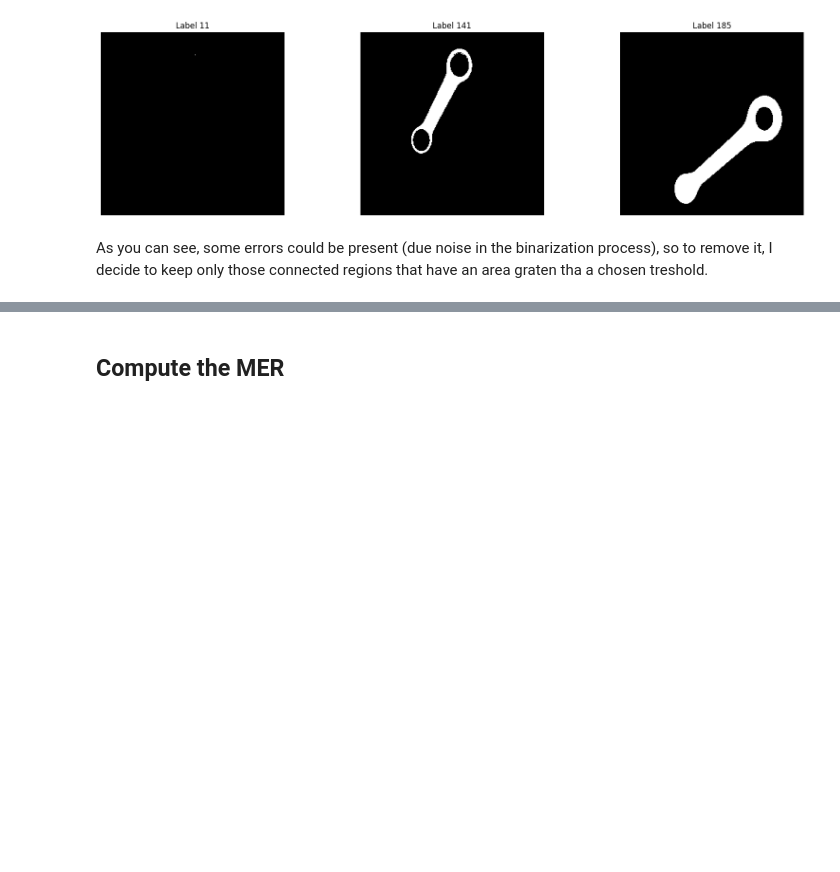
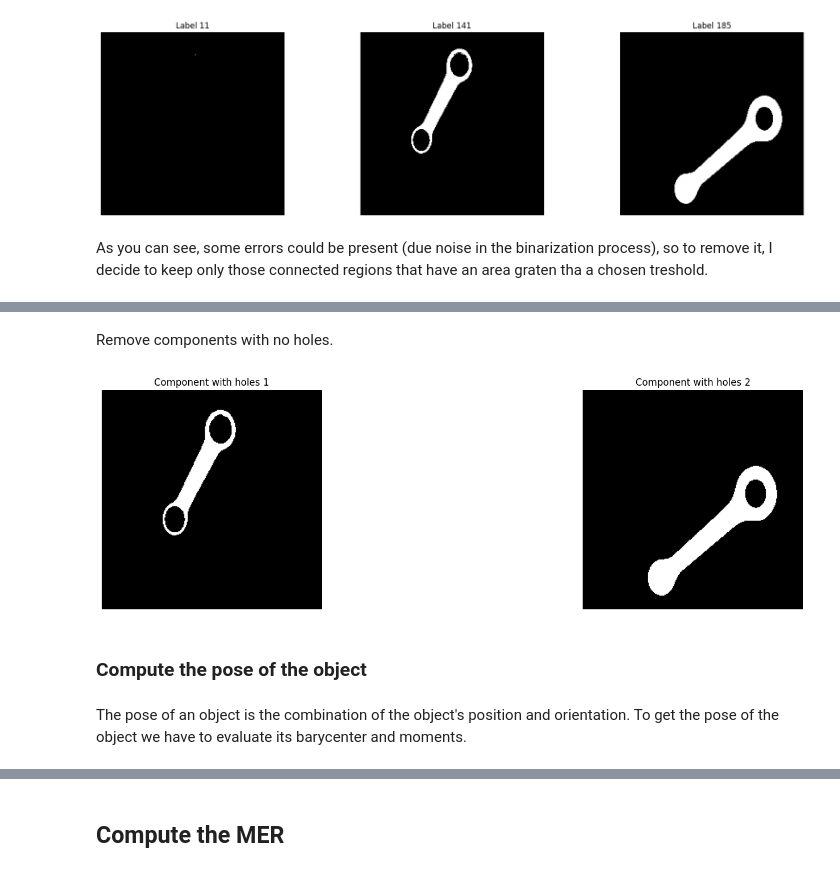
Before and after one commit to matteoperiani2/rod_analysis, a Jupyter notebook: project.ipynb, the cells around one changed output, grey strips where cells are left out. Saved outputs shown, nothing was run; the diff lists cells and outputs as text; code cells hidden in the pictures; blank space fills up the shorter version.

```diff
--- a/project.ipynb
+++ b/project.ipynb
@@ -361,0 +317,28 @@ if visualize:
+# %% [markdown]
+Remove components with no holes.
+# %%
+visualize = False
+T_radius = 1
+
+obj_with_holes = []
+
+for idx, obj in enumerate(objects):
+    # get components of the inverse (comps is background, holes and background is foreground)
+    tmp = _2_scan_algorithm(255-obj)
+
+    if len(np.unique(tmp)[1:]) > 0:
+        obj_with_holes.append(obj)
+
+plt.figure(figsize=(20,5))
+for idx, obj in enumerate(obj_with_holes):
+    plt.subplot(1,len(obj_with_holes), idx+1)
+    plt.imshow(obj, cmap='gray')
+    plt.title(f'Component with holes {idx+1}')
+    plt.axis('off')
+plt.show()
+# %% [output]
+[figure, added]
+# %% [markdown]
+### Compute the pose of the object
+# %% [markdown]
+The pose of an object is the combination of the object's position and orientation. To get the pose of the object we have to evaluate its barycenter and moments.
```
Also changed, not shown: parts of 26 cells of this notebook.
